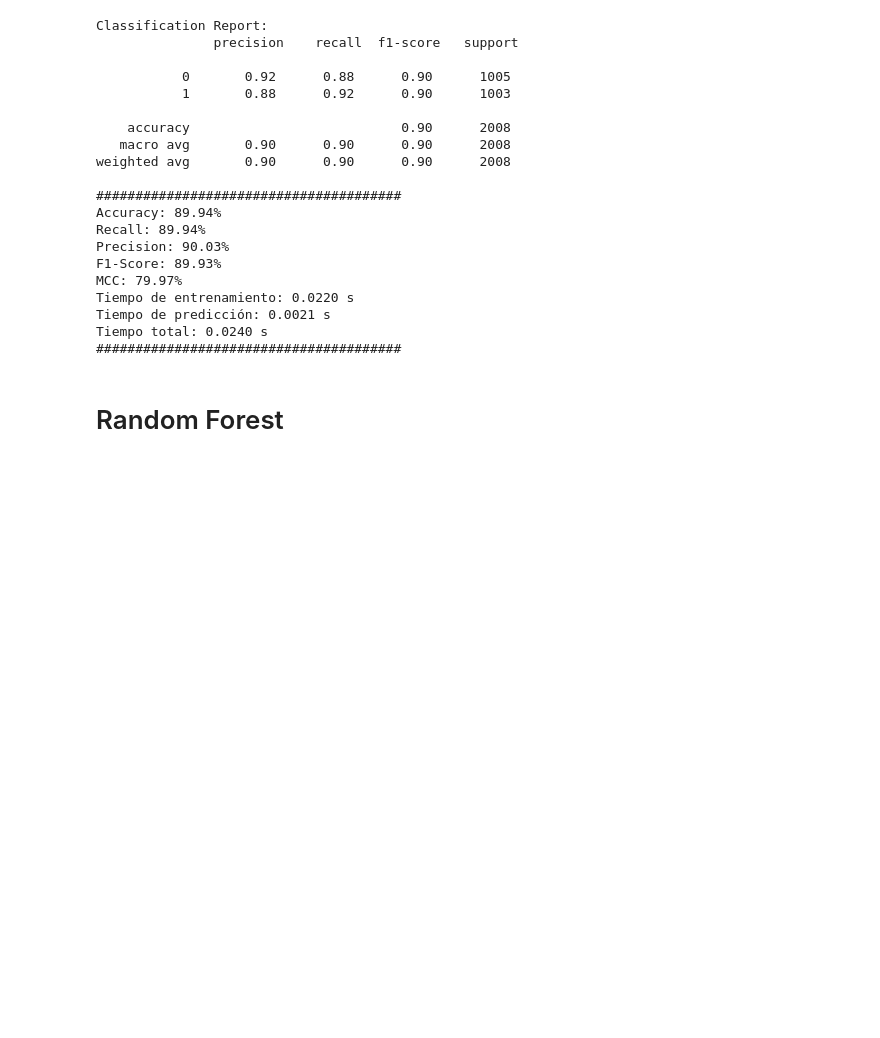
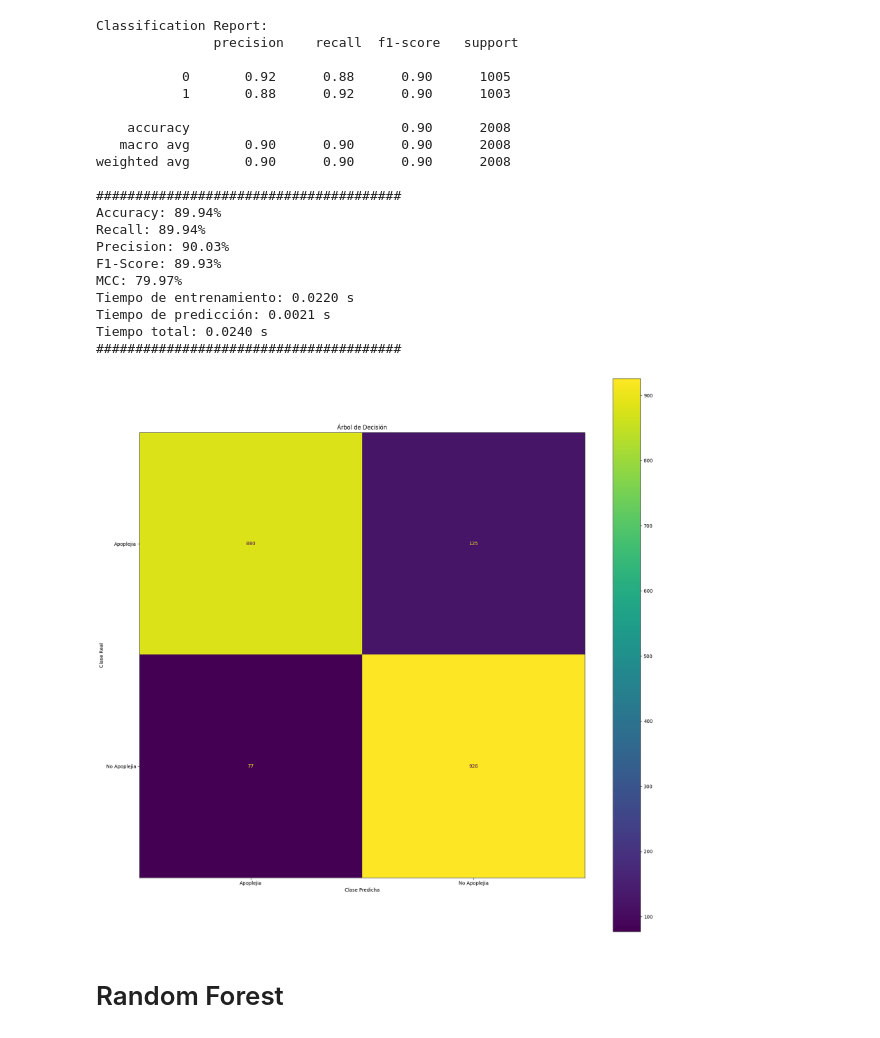
Before and after one commit to GabyDs/EjerciciosInteligenciaComputacional, a Jupyter notebook: Experiencia2.ipynb, the cells around one changed output. Saved outputs shown, nothing was run; the diff lists cells and outputs as text; code cells hidden in the pictures; blank space fills up the shorter version.

```diff
--- a/Experiencia2.ipynb
+++ b/Experiencia2.ipynb
@@ -438,6 +438,10 @@ Tiempo de entrenamiento: 0.0220 s
 Tiempo de predicción: 0.0021 s
 Tiempo total: 0.0240 s
 #######################################
+# %%
+plot_confusion_matrix(y_test, pred_tree, labels=["Apoplejia", "No Apoplejia"], model_name="Árbol de Decisión")
+# %% [output]
+[figure, added]
 # %% [markdown]
 # Random Forest
 # %%
```
Also changed, not shown: parts of 9 cells of this notebook.
